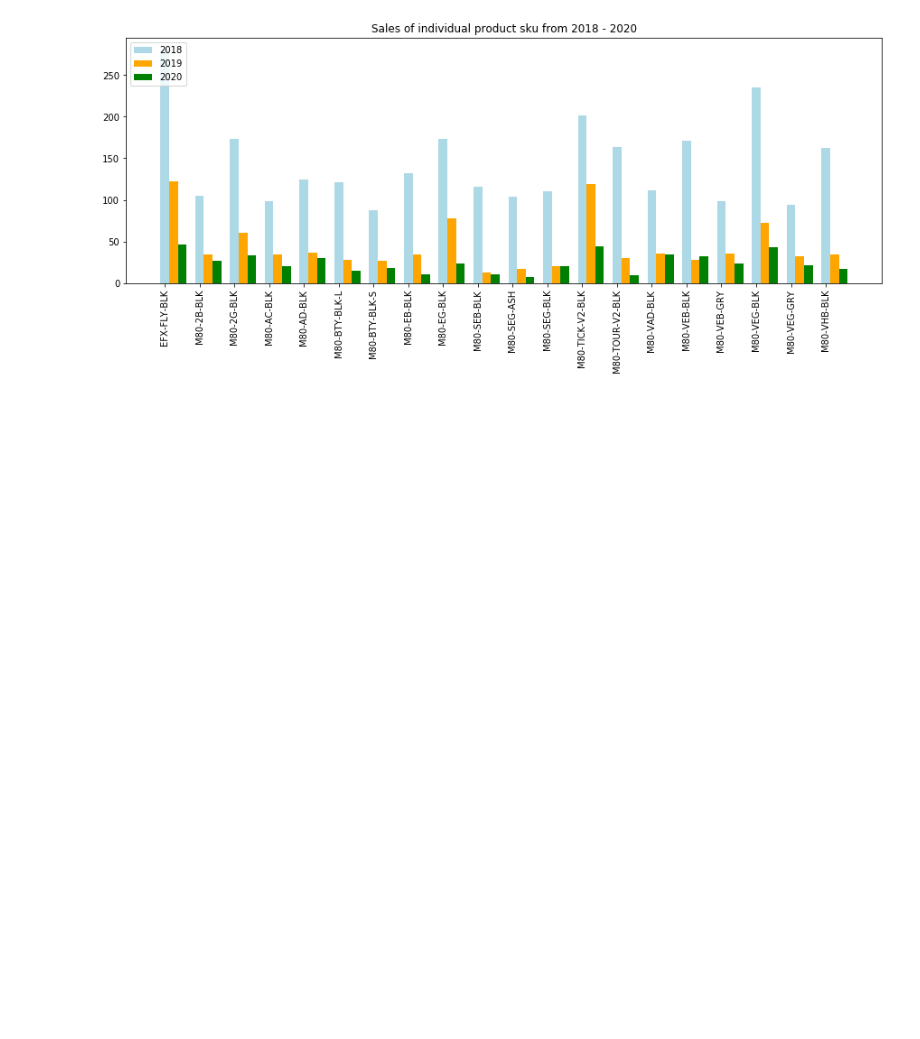
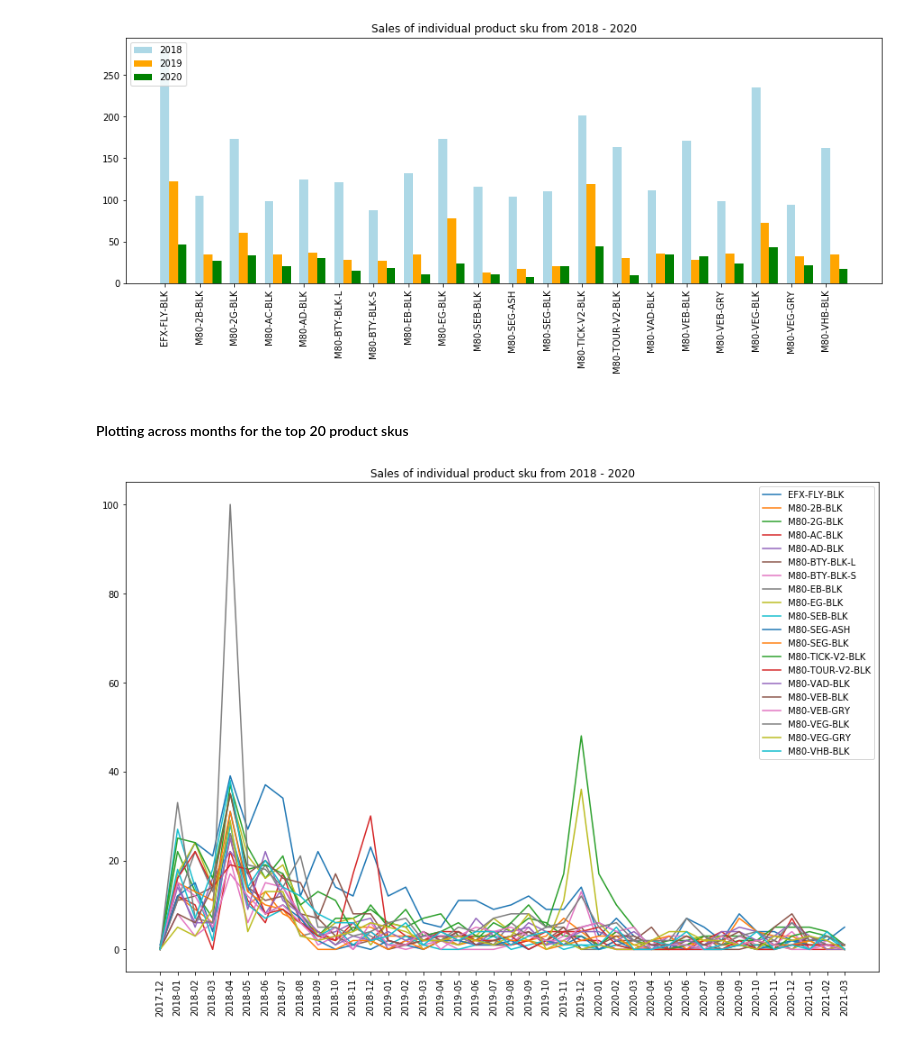
Before and after one commit to powlook/IRS-PM-2021-01-16-IS03PT-GRP-Telescope-OrderForecastingSystem, a Jupyter notebook: SystemFiles/notebooks/orderproducts_EDA.ipynb, the cells around one changed output. Drawn from its saved outputs; the diff is of its cells as text; code cells hidden in the pictures; blank space fills up the shorter version.

```diff
--- a/SystemFiles/notebooks/orderproducts_EDA.ipynb
+++ b/SystemFiles/notebooks/orderproducts_EDA.ipynb
@@ -204,3 +189,19 @@ plt.xticks(rotation=90)
 plt.show()
 # %% [output]
 [figure]
+# %% [markdown]
+#### Plotting across months for the top 20 product skus
+# %%
+prod_monthly = pd.crosstab(df.index, df['product_sku']).resample('M').sum()
+# %%
+x_labels = list(prod_monthly.index.strftime('%Y-%m').values)
+# %%
+plt.figure(figsize=(15,10))
+for prod in list(prod_monthly.columns):
+    plt.plot(x_labels, prod_monthly[prod], label=prod)
+plt.title('Sales of individual product sku from 2018 - 2020')
+plt.xticks(np.arange(len(x_labels)),x_labels, rotation=90)
+plt.legend(loc='upper right')
+plt.show()
+# %% [output]
+[figure, added]
```
Also changed, not shown: parts of 8 cells of this notebook, 2 other files.
